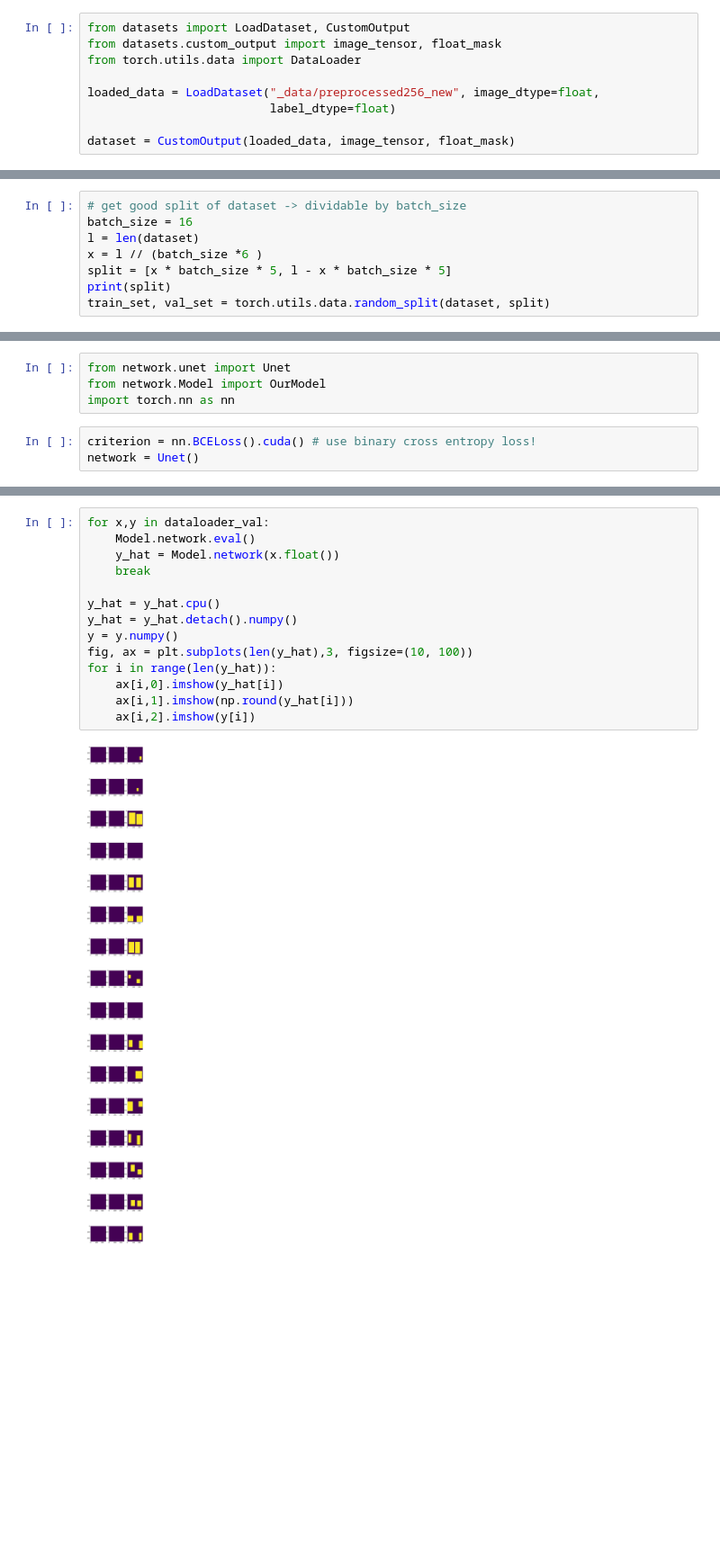
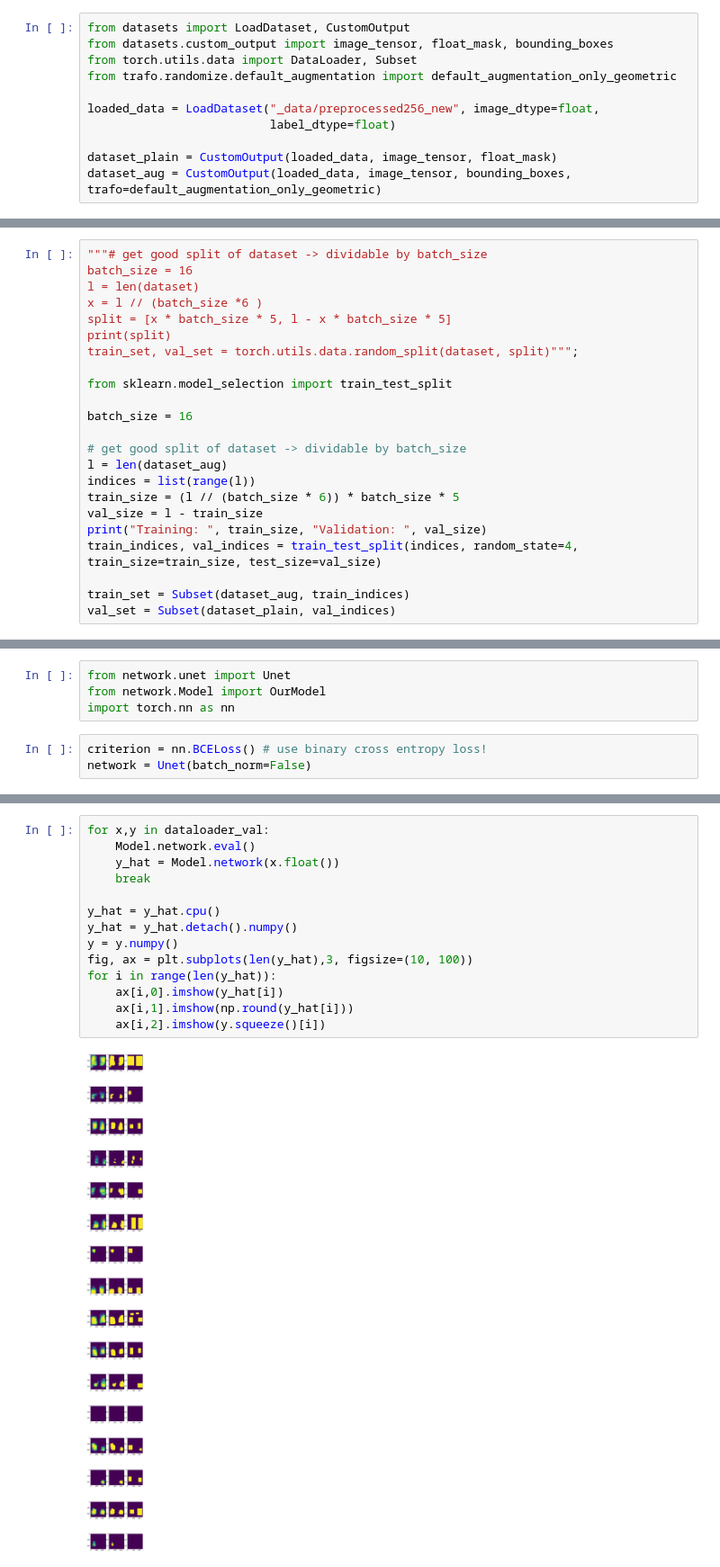
Before and after one commit to CarlaSa/AML_project, a Jupyter notebook: PlotTrainingResults.ipynb, the cells around one changed output, grey strips where cells are left out. Shown at 90% size. Drawn from its saved outputs; the diff is of its cells as text; blank space fills up the shorter version.

```diff
--- a/PlotTrainingResults.ipynb
+++ b/PlotTrainingResults.ipynb
@@ -104,10 +107,12 @@ plt.show()
 # Show Predictions
 # %%
 from datasets import LoadDataset, CustomOutput
-from datasets.custom_output import image_tensor, float_mask
-from torch.utils.data import DataLoader
+from datasets.custom_output import image_tensor, float_mask, bounding_boxes
+from torch.utils.data import DataLoader, Subset
+from trafo.randomize.default_augmentation import default_augmentation_only_geometric
 
 loaded_data = LoadDataset("_data/preprocessed256_new", image_dtype=float,
                           label_dtype=float)
 
-dataset = CustomOutput(loaded_data, image_tensor, float_mask)
+dataset_plain = CustomOutput(loaded_data, image_tensor, float_mask)
+dataset_aug = CustomOutput(loaded_data, image_tensor, bounding_boxes, trafo=default_augmentation_only_geometric)
@@ -116,9 +119,24 @@ ModuleNotFoundError: No module named 'torchvision'
 # %%
-# get good split of dataset -> dividable by batch_size
+"""# get good split of dataset -> dividable by batch_size
 batch_size = 16
 l = len(dataset)
 x = l // (batch_size *6 )
 split = [x * batch_size * 5, l - x * batch_size * 5]
 print(split)
-train_set, val_set = torch.utils.data.random_split(dataset, split)
+train_set, val_set = torch.utils.data.random_split(dataset, split)""";
+
+from sklearn.model_selection import train_test_split
+
+batch_size = 16
+
+# get good split of dataset -> dividable by batch_size
+l = len(dataset_aug)
+indices = list(range(l))
+train_size = (l // (batch_size * 6)) * batch_size * 5
+val_size = l - train_size
+print("Training: ", train_size, "Validation: ", val_size)
+train_indices, val_indices = train_test_split(indices, random_state=4, train_size=train_size, test_size=val_size)
+
+train_set = Subset(dataset_aug, train_indices)
+val_set = Subset(dataset_plain, val_indices)
 # %% [output]
@@ -133,8 +151,8 @@ from network.unet import Unet
 from network.Model import OurModel
 import torch.nn as nn
 # %%
-criterion = nn.BCELoss().cuda() # use binary cross entropy loss!
-network = Unet()
+criterion = nn.BCELoss() # use binary cross entropy loss!
+network = Unet(batch_norm=False)
 # %%
 Model = OurModel(name = "unet", network= network, criterion= criterion, path_dir = path, lr = 0.001,
                  verbose = True, segmentation=True, use_cuda=False)
@@ -144,16 +160,16 @@ Warning: Batch size is not specified. It can't be stored in net_config.json
 # %%
 for x,y in dataloader_val:
     Model.network.eval()
     y_hat = Model.network(x.float())
     break
 
 y_hat = y_hat.cpu()
 y_hat = y_hat.detach().numpy()
 y = y.numpy()
 fig, ax = plt.subplots(len(y_hat),3, figsize=(10, 100))
 for i in range(len(y_hat)):
     ax[i,0].imshow(y_hat[i])
     ax[i,1].imshow(np.round(y_hat[i]))
-    ax[i,2].imshow(y[i])
+    ax[i,2].imshow(y.squeeze()[i])
 # %% [output]
-[figure, old version]
+[figure, new version]
```
Also changed, not shown: parts of 9 cells of this notebook, 3 other files.
